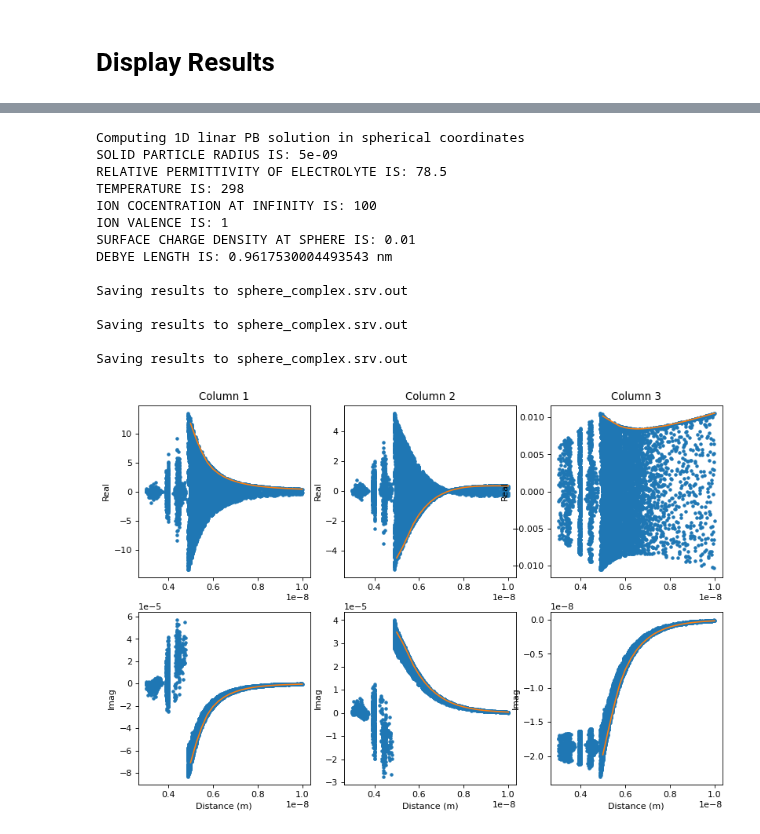
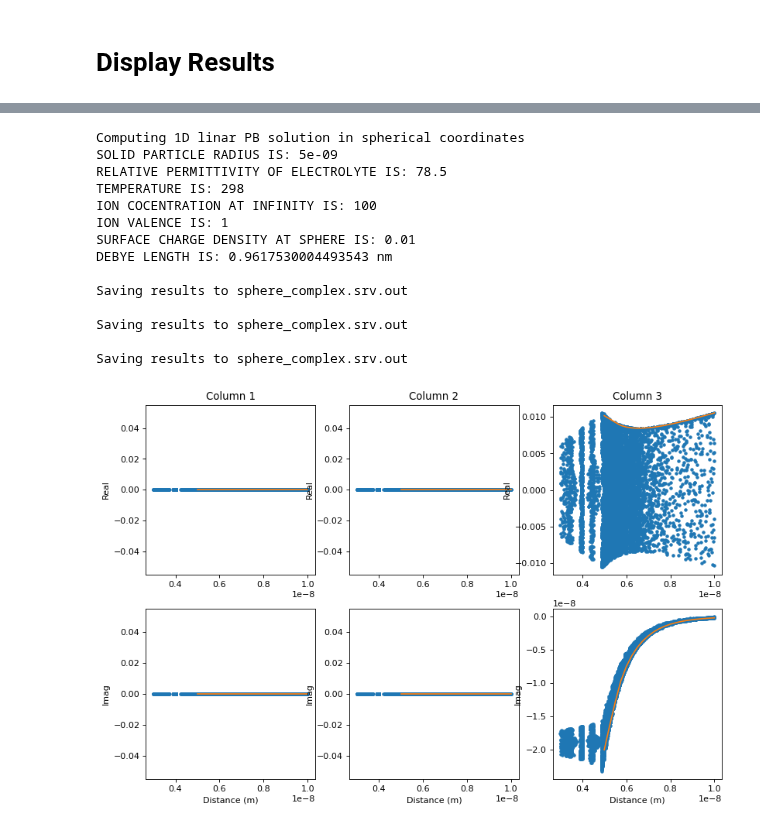
Before and after one commit to yuccadrew/sip, a Jupyter notebook: test_sphere_s61.ipynb, the cells around one changed output, grey strips where cells are left out. Cells and saved outputs as stored; diff of their text form; code cells hidden in the pictures.

```diff
--- a/test_sphere_s61.ipynb
+++ b/test_sphere_s61.ipynb
@@ -1540,12 +1531,11 @@ if __name__=='__main__':
     #setup mesh and material properties
     mesh=import_mesh(meshfile)
     physics=import_physics(physfile)
-    unod=np.load('sphere_s61_test5_1MV_new.npy')
-    unod_list=reshape_solution(unod,nrep=3)
-    u2d=grad2d(mesh['nodes'],mesh['faces'],unod_list[2])
-    u3d=[grad3d(mesh['nodes'],mesh['elements'],unod_list[0]),
-         grad3d(mesh['nodes'],mesh['elements'],unod_list[1]),
-         grad2d(mesh['nodes'],mesh['faces'],unod_list[-1])]
+    unod=np.load('sphere_s61_test5_1MV_new2.npy')
+    u2d=grad2d(mesh['nodes'],mesh['faces'],unod[:,2])
+    u3d=[grad3d(mesh['nodes'],mesh['elements'],unod[:,0]),
+         grad3d(mesh['nodes'],mesh['elements'],unod[:,1]),
+         grad2d(mesh['nodes'],mesh['faces'],unod[:,-1])]
     materials2d=set_materials2d(mesh,physics,u2d=u2d,freq=10,case=case)
     materials3d=set_materials3d(mesh,physics,u3d=u3d,freq=10,case=case)
     mesh_scale=scale_mesh(mesh,dist_factor)
@@ -1563,12 +1553,12 @@ if __name__=='__main__':
     nind_in=np.unique(elements[in_active_zones,:].flatten(order='C'))
     nind_stern=np.unique(faces[in_stern,:].flatten(order='C'))
 
-    #solution=call_solver(K/perm0,b/perm0)
-    solution=call_solver(K,b)
-    unod_list=reshape_solution(solution,nrep=3)
-    output=output_unod(nodes,unod_list[0],srvfile)
+    #solution=solve_unod(K/perm0,b/perm0)
+    unod=solve_unod(K,b)
+    unod=reshape_unod(unod,nrep=3)
+    output=output_unod(nodes,unod[:,0],srvfile)
 
-    np.save('sphere_s61',solution)
+    np.save('sphere_s61',unod)
     print('Done')
 # %% [output]
 Reading group mesh from sphere_s61.hdf5
@@ -1831,10 +1679,10 @@ if __name__=='__main__':
     nind_in=np.unique(elements[in_active_zones,:].flatten(order='C'))
     nind_stern=np.unique(faces[in_stern,:].flatten(order='C'))
 
-    #unod=call_solver(K/perm0,b/perm0)
+    #unod=solve_unod(K/perm0,b/perm0)
     nnode=len(nodes)
     nrep=int(len(b)/len(nodes)/2)
-    unod=call_solver(K,b)
+    unod=solve_unod(K,b)
     unod1=np.reshape(unod[:nnode*nrep],(nnode,nrep))
     unod2=np.reshape(unod[nnode*nrep:],(nnode,nrep))
 
@@ -1898,10 +1746,10 @@ if __name__=='__main__':
     nind_in=np.unique(elements[in_active_zones,:].flatten(order='C'))
     nind_stern=np.unique(faces[in_stern,:].flatten(order='C'))
 
-    #unod=call_solver(K/perm0,b/perm0)
+    #unod=solve_unod(K/perm0,b/perm0)
     nnode=len(nodes)
     nrep=int(len(b)/len(nodes)/2)
-    unod=call_solver(K,b)
+    unod=solve_unod(K,b)
     unod1=np.reshape(unod[:nnode*nrep],(nnode,nrep))
     unod2=np.reshape(unod[nnode*nrep:],(nnode,nrep))
 
@@ -1965,10 +1813,10 @@ if __name__=='__main__':
     nind_in=np.unique(elements[in_active_zones,:].flatten(order='C'))
     nind_stern=np.unique(faces[in_stern,:].flatten(order='C'))
 
-    #unod=call_solver(K/perm0,b/perm0)
+    #unod=solve_unod(K/perm0,b/perm0)
     nnode=len(nodes)
     nrep=int(len(b)/len(nodes)/2)
-    unod=call_solver(K,b)
+    unod=solve_unod(K,b)
     unod1=np.reshape(unod[:nnode*nrep],(nnode,nrep))
     unod2=np.reshape(unod[nnode*nrep:],(nnode,nrep))
 
@@ -2112,35 +1875,35 @@ axs=ax.flatten()
 
 dist=np.sqrt(nodes[:,0]**2+nodes[:,1]**2+nodes[:,2]**2)
 mask=(dist>3e-9)&(dist<1e-8)
 # mask=(dist>.1e-9)&(dist<5e-9)
-for i in range(len(unod_list[:3])):
-    output=output_unod(nodes,unod_list[i],srvfile)
+for i in range(3):
+    output=output_unod(nodes,unod[:,i],srvfile)
 
-    axs[i].plot(dist[mask],np.real(unod_list[i][mask]),'.')
+    axs[i].plot(dist[mask],np.real(unod[mask,i]),'.')
     #axs[i].plot(output[:,1],ansol[:,0],'*')
     axs[i].plot(output[:,1],output[:,6])
     axs[i].set_title('Column %d'%(i+1))
     axs[i].set_ylabel('Real')
 
-    axs[i+3].plot(dist[mask],np.imag(unod_list[i][mask]),'.')
+    axs[i+3].plot(dist[mask],np.imag(unod[mask,i]),'.')
     axs[i+3].plot(output[:,1],output[:,7])
     axs[i+3].set_xlabel('Distance (m)')
     axs[i+3].set_ylabel('Imag')
 
 plt.show()
 # %% [output]
 Computing 1D linar PB solution in spherical coordinates
 SOLID PARTICLE RADIUS IS: 5e-09
 RELATIVE PERMITTIVITY OF ELECTROLYTE IS: 78.5
 TEMPERATURE IS: 298
 ION COCENTRATION AT INFINITY IS: 100
 ION VALENCE IS: 1
 SURFACE CHARGE DENSITY AT SPHERE IS: 0.01
 DEBYE LENGTH IS: 0.9617530004493543 nm
 
 Saving results to sphere_complex.srv.out
 
 Saving results to sphere_complex.srv.out
 
 Saving results to sphere_complex.srv.out
-[figure, old version]
+[figure, new version]
```
Also changed, not shown: parts of 17 cells of this notebook.
